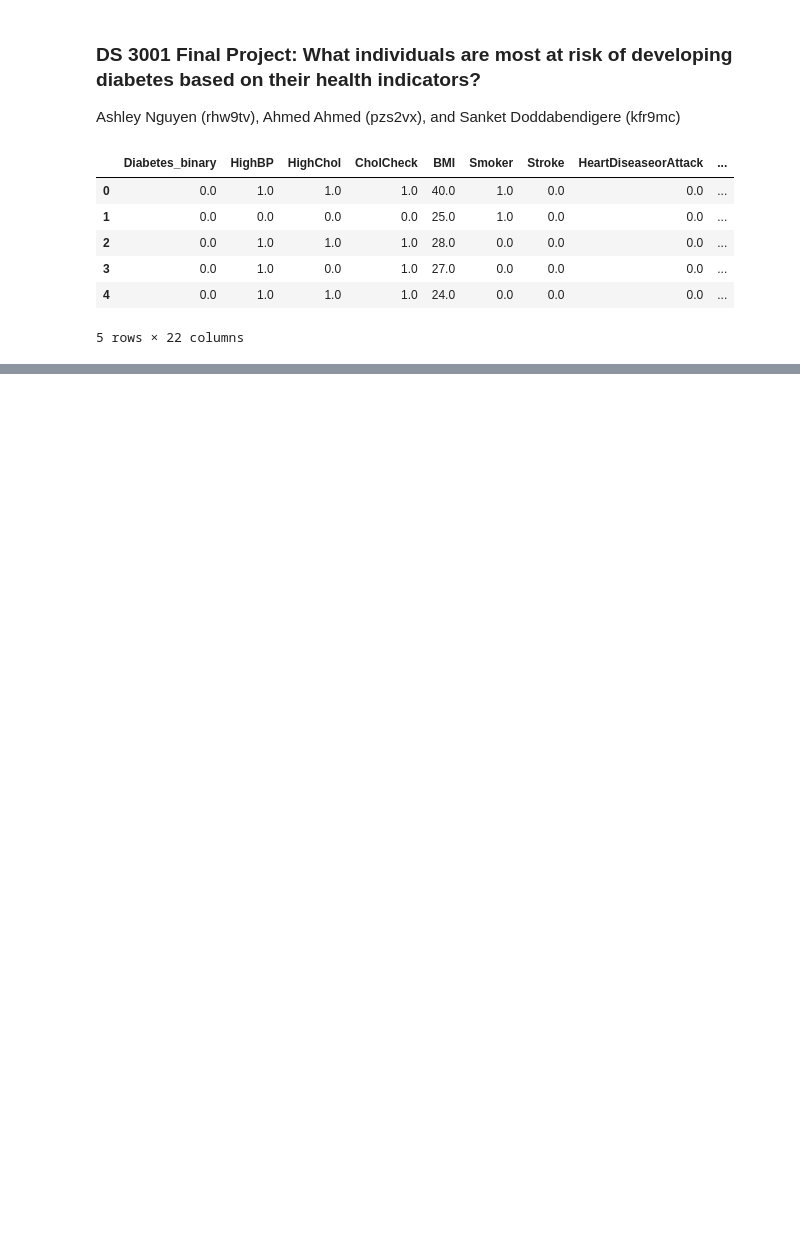
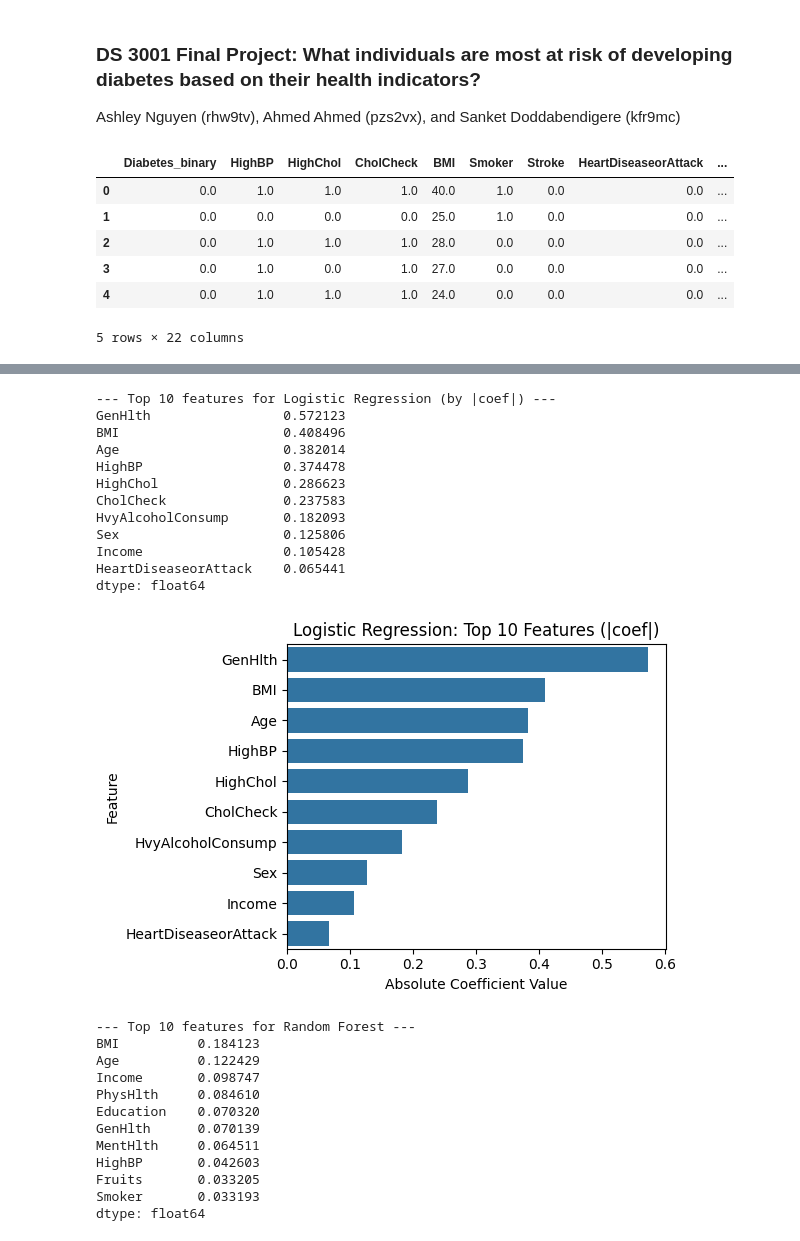
Before and after one commit to ashleynguyen04/DS3001-Project, a Jupyter notebook: project_results.ipynb, the cells around one changed output, grey strips where cells are left out. Drawn from its saved outputs; the diff is of its cells as text; code cells hidden in the pictures; blank space fills up the shorter version.

```diff
--- a/project_results.ipynb
+++ b/project_results.ipynb
@@ -25,0 +132,58 @@ df.head()
+# %%
+if 'Logistic Regression' in models:
+    lr = models['Logistic Regression']
+    coefs = lr.coef_[0]
+    feat_coefs = pd.Series(coefs, index=X.columns)
+    top10_lr = feat_coefs.abs().sort_values(ascending=False).head(10)
+
+    print('--- Top 10 features for Logistic Regression (by |coef|) ---')
+    print(top10_lr)
+    plt.figure(figsize=(6,4))
+    sns.barplot(x=top10_lr.values, y=top10_lr.index)
+    plt.title('Logistic Regression: Top 10 Features (|coef|)')
+    plt.xlabel('Absolute Coefficient Value')
+    plt.ylabel('Feature')
+    plt.tight_layout()
+    plt.show()
+
+
+for name in ['Random Forest']:
+    if name in models:
+        imp = models[name].feature_importances_
+        feat_imp = pd.Series(imp, index=X.columns).sort_values(ascending=False).head(10)
+        print(f'--- Top 10 features for {name} ---')
+        print(feat_imp)
+
+        plt.figure(figsize=(8, 6))
+        sns.barplot(x=feat_imp.values, y=feat_imp.index)
+        plt.title(f'{name} Feature Importances')
+        plt.xlabel('Importance Score')
+        plt.ylabel('Feature')
+        plt.tight_layout()
+        plt.show()
+# %% [output]
+--- Top 10 features for Logistic Regression (by |coef|) ---
+GenHlth                 0.572123
+BMI                     0.408496
+Age                     0.382014
+HighBP                  0.374478
+HighChol                0.286623
+CholCheck               0.237583
+HvyAlcoholConsump       0.182093
+Sex                     0.125806
+Income                  0.105428
+HeartDiseaseorAttack    0.065441
+dtype: float64
+[figure, added]
+--- Top 10 features for Random Forest ---
+BMI          0.184123
+Age          0.122429
+Income       0.098747
+PhysHlth     0.084610
+Education    0.070320
+GenHlth      0.070139
+MentHlth     0.064511
+HighBP       0.042603
+Fruits       0.033205
+Smoker       0.033193
+dtype: float64
```
Also changed, not shown: parts of 4 cells of this notebook.
